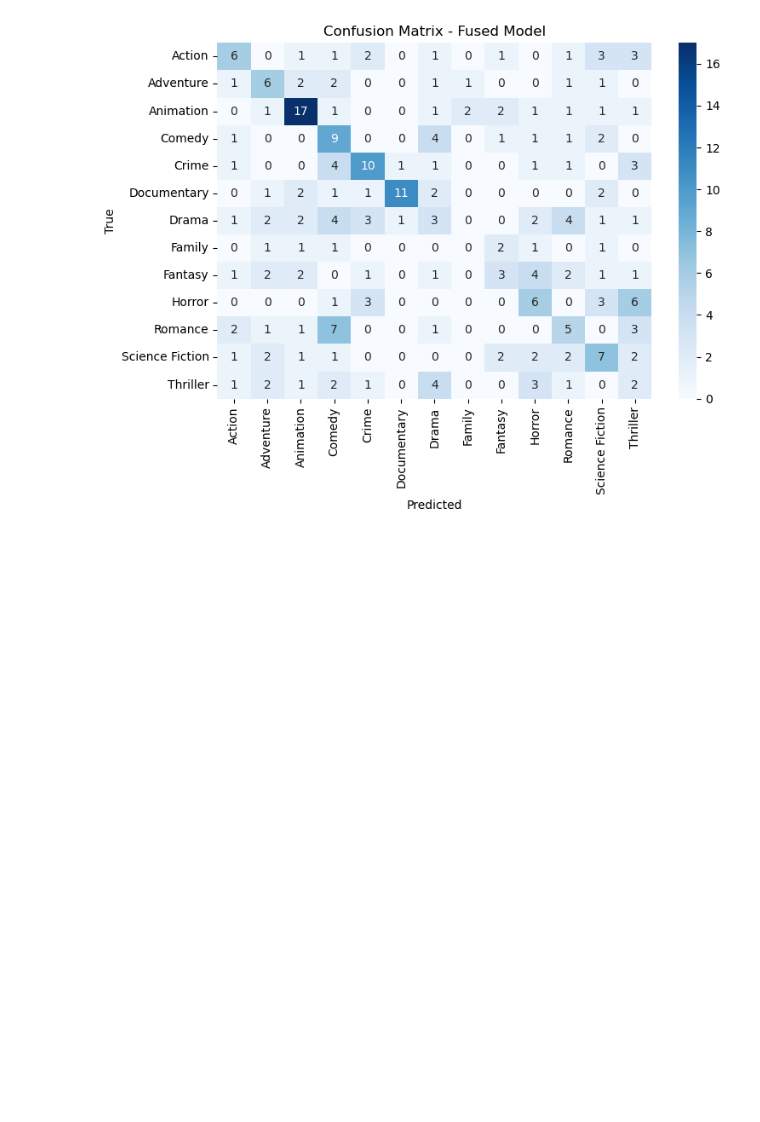
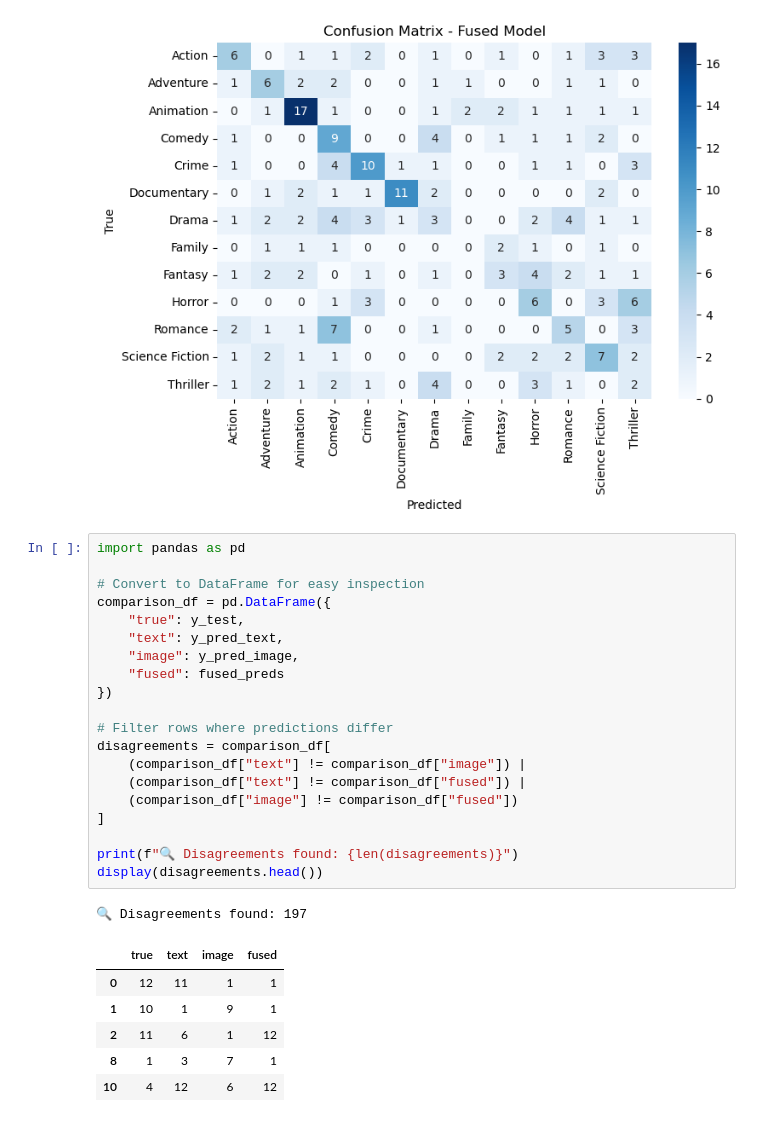
Before and after one commit to mariathurn/Movie-Genre-Project, a Jupyter notebook: GenreClassification.ipynb, the cells around one changed output. Saved outputs shown, nothing was run; the diff lists cells and outputs as text; blank space fills up the shorter version.

```diff
--- a/GenreClassification.ipynb
+++ b/GenreClassification.ipynb
@@ -438,3 +492,31 @@ plot_conf_matrix(conf_matrix_fused, labels, "Confusion Matrix - Fused Model")
 [figure]
 [figure]
 [figure]
+# %%
+import pandas as pd
+
+# Convert to DataFrame for easy inspection
+comparison_df = pd.DataFrame({
+    "true": y_test,
+    "text": y_pred_text,
+    "image": y_pred_image,
+    "fused": fused_preds
+})
+
+# Filter rows where predictions differ
+disagreements = comparison_df[
+    (comparison_df["text"] != comparison_df["image"]) |
+    (comparison_df["text"] != comparison_df["fused"]) |
+    (comparison_df["image"] != comparison_df["fused"])
+]
+
+print(f"🔍 Disagreements found: {len(disagreements)}")
+display(disagreements.head())
+# %% [output]
+🔍 Disagreements found: 197
+|  | true | text | image | fused |
+| 0 | 12 | 11 | 1 | 1 |
+| 1 | 10 | 1 | 9 | 1 |
+| 2 | 11 | 6 | 1 | 12 |
+| 8 | 1 | 3 | 7 | 1 |
+| 10 | 4 | 12 | 6 | 12 |
```
Also changed, not shown: parts of 9 cells of this notebook, 2 other files.
